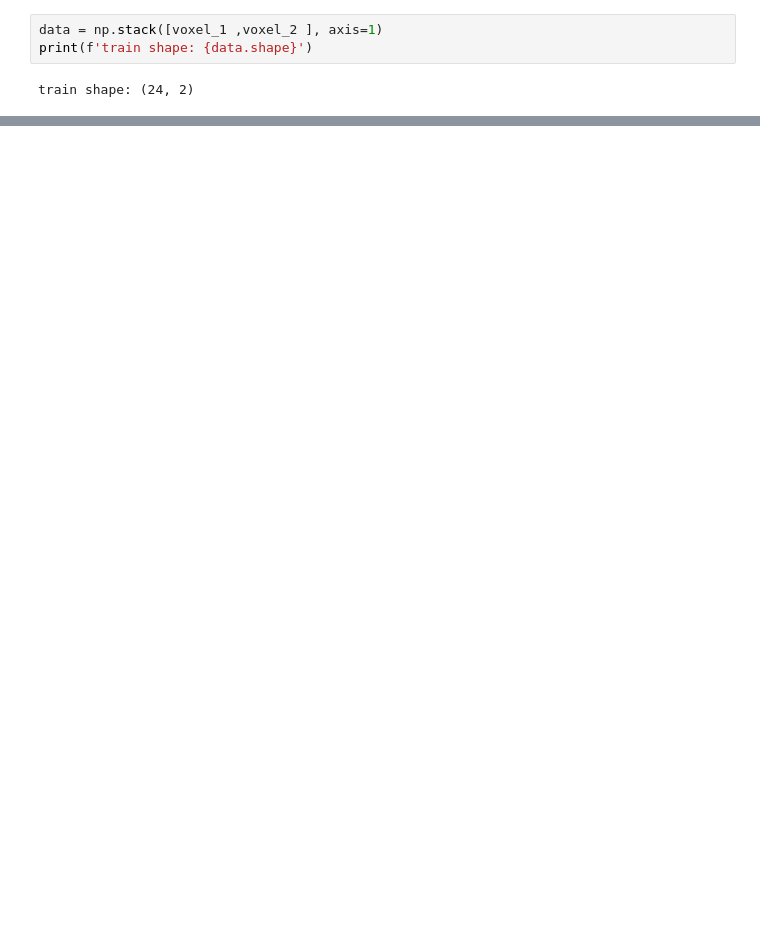
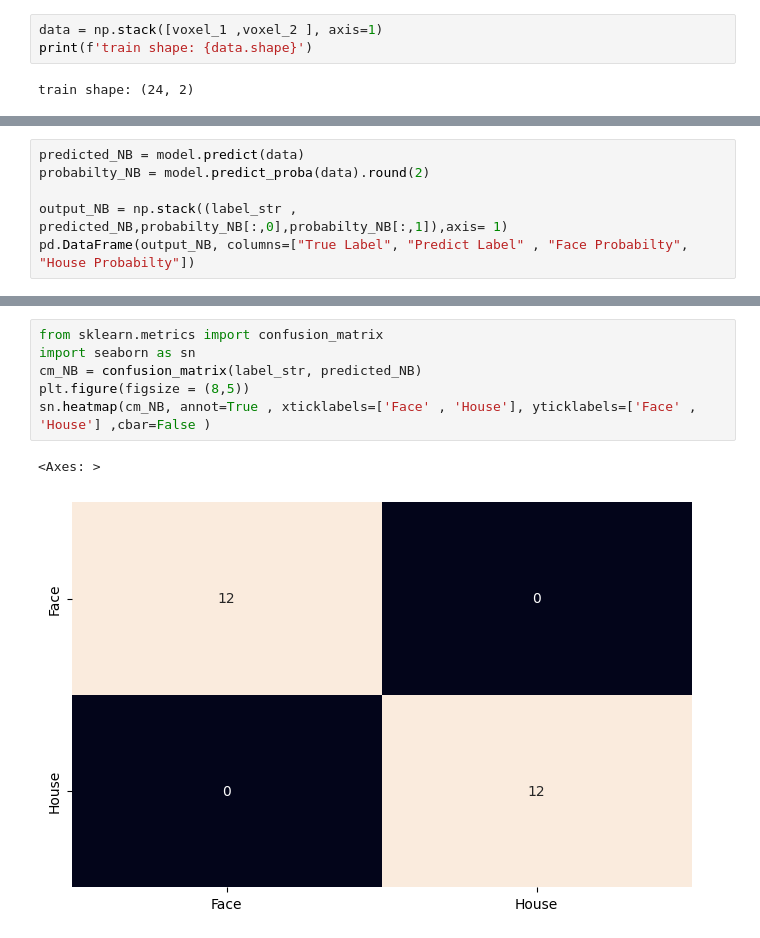
Before and after one commit to eyalhizmi/Machine-learning-methods-for-fMRI-signal-analysis, a Jupyter notebook: tutorials/naiveBayes.ipynb, the cells around one changed output, grey strips where cells are left out. Cells and saved outputs as stored; diff of their text form; blank space fills up the shorter version.

```diff
--- a/tutorials/naiveBayes.ipynb
+++ b/tutorials/naiveBayes.ipynb
@@ -135,0 +122,6 @@ _ = model.fit(data, label )
+# %%
+predicted_NB = model.predict(data)
+probabilty_NB = model.predict_proba(data).round(2)
+
+output_NB = np.stack((label_str , predicted_NB,probabilty_NB[:,0],probabilty_NB[:,1]),axis= 1)
+pd.DataFrame(output_NB, columns=["True Label", "Predict Label" , "Face Probabilty", "House Probabilty"])
@@ -171,0 +203,9 @@ model_params=model.get_params()
+# %%
+from sklearn.metrics import confusion_matrix
+import seaborn as sn
+cm_NB = confusion_matrix(label_str, predicted_NB)
+plt.figure(figsize = (8,5))
+sn.heatmap(cm_NB, annot=True , xticklabels=['Face' , 'House'], yticklabels=['Face' , 'House'] ,cbar=False )
+# %% [output]
+<Axes: >
+[figure, added]
```
Also changed, not shown: parts of 12 cells of this notebook.
